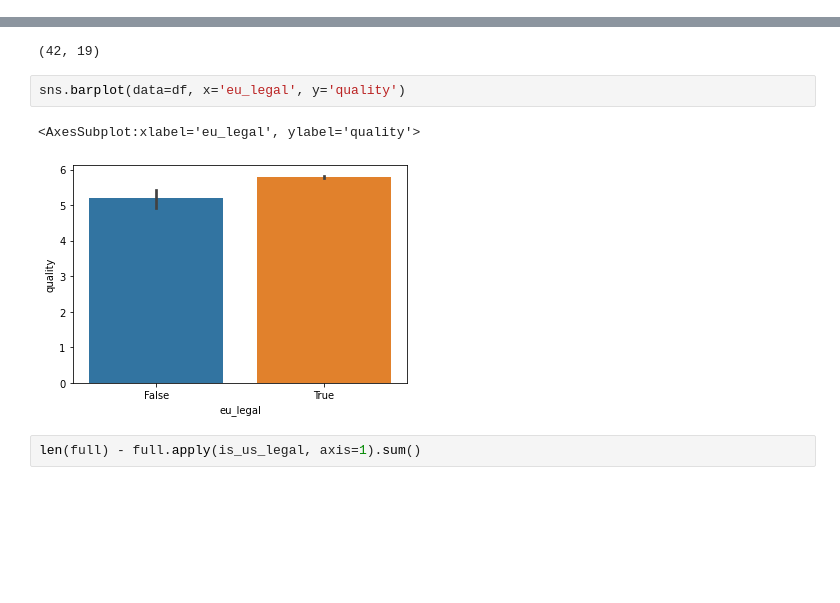
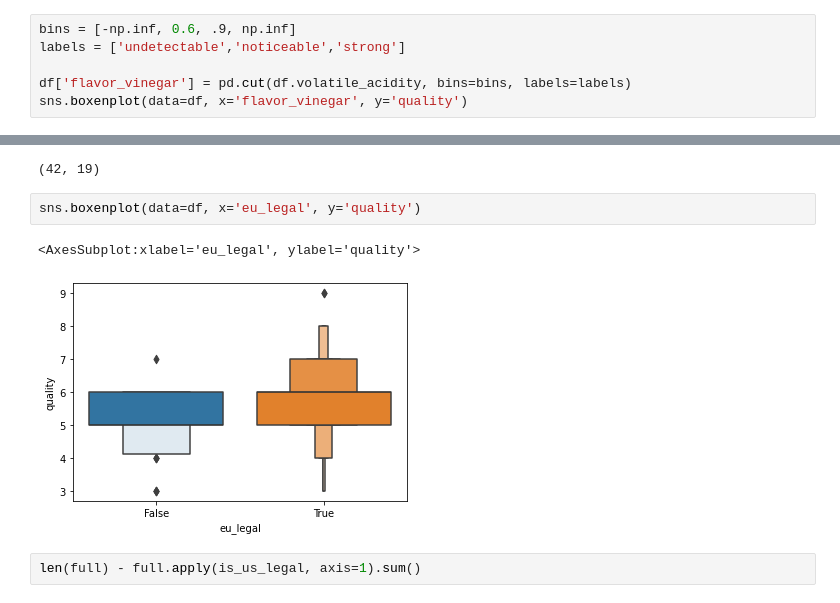
Before and after one commit to MrEnigmamgine/jtl_wine_quality, a Jupyter notebook: both-explore.ipynb, the cells around one changed output, grey strips where cells are left out. Drawn from its saved outputs; the diff is of its cells as text; blank space fills up the shorter version.

```diff
--- a/both-explore.ipynb
+++ b/both-explore.ipynb
@@ -740,0 +743,6 @@ plt.show()
+# %%
+bins = [-np.inf, 0.6, .9, np.inf]
+labels = ['undetectable','noticeable','strong']
+
+df['flavor_vinegar'] = pd.cut(df.volatile_acidity, bins=bins, labels=labels)
+sns.boxenplot(data=df, x='flavor_vinegar', y='quality')
@@ -831,10 +869,10 @@ df[~df.eu_legal].shape
 # %% [output]
 (42, 19)
 # %%
-sns.barplot(data=df, x='eu_legal', y='quality')
+sns.boxenplot(data=df, x='eu_legal', y='quality')
 # %% [output]
 <AxesSubplot:xlabel='eu_legal', ylabel='quality'>
-[figure, old version]
+[figure, new version]
 # %%
 len(full) - full.apply(is_us_legal, axis=1).sum()
 # %% [output]
```
Also changed, not shown: parts of 17 cells of this notebook, 2 other files.
